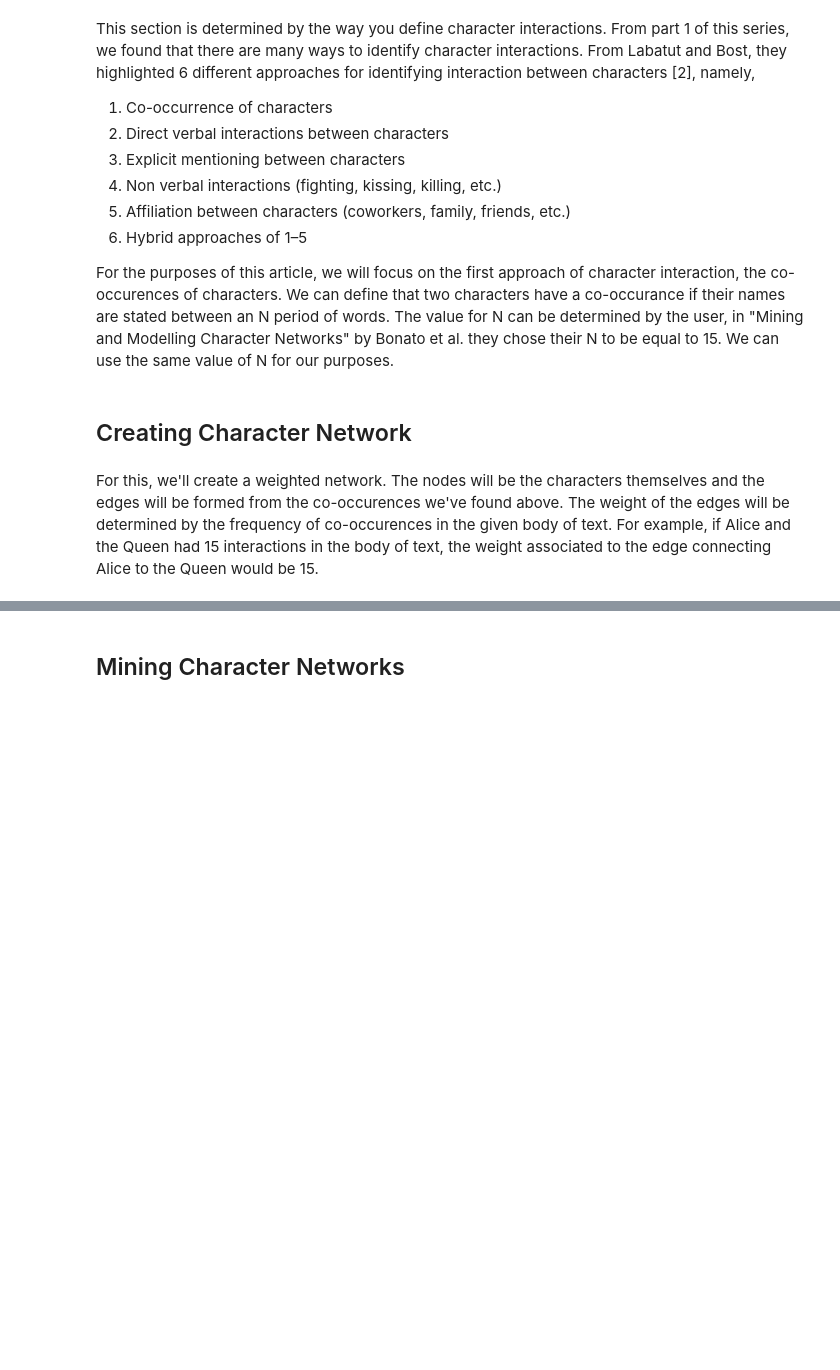
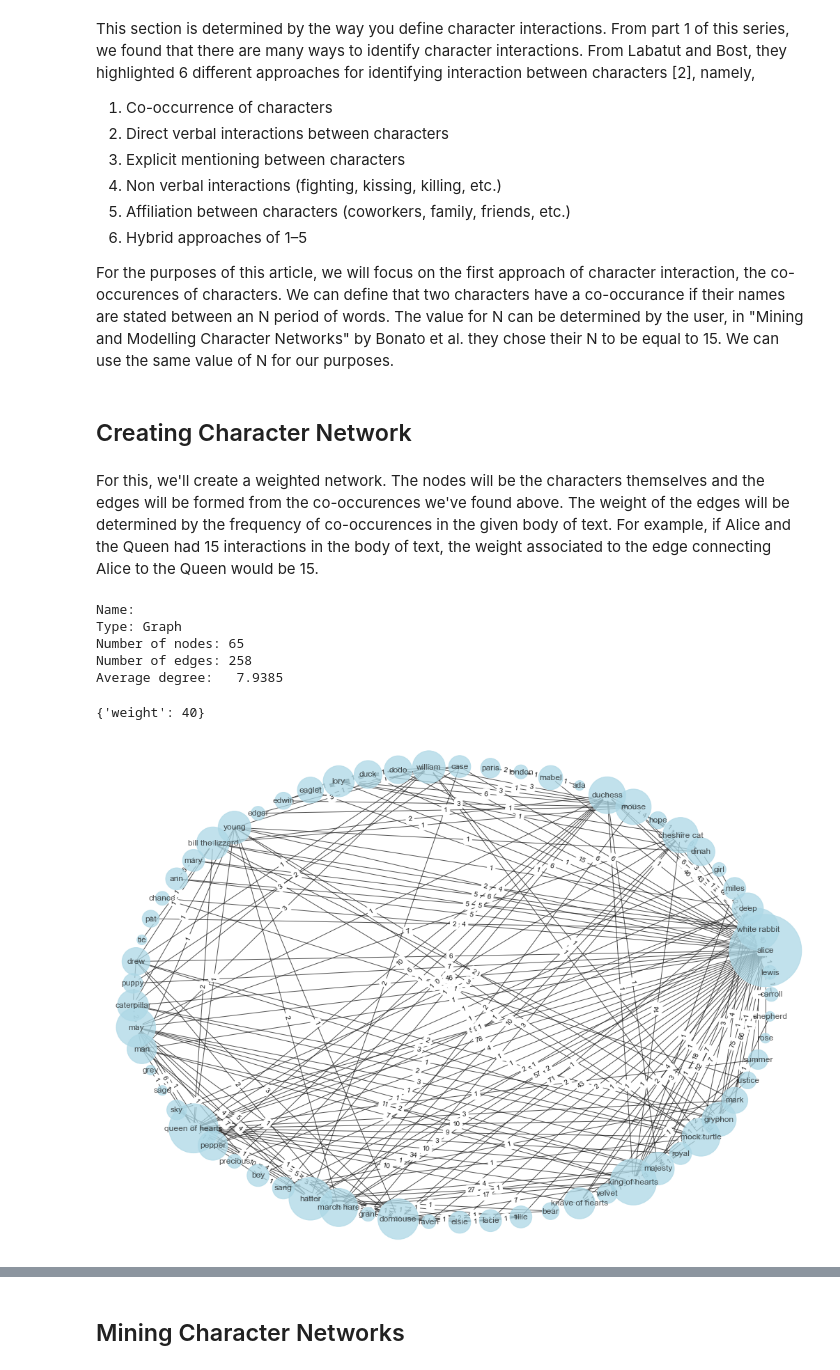
Before and after one commit to vatsal220/modelling_character_networks, a Jupyter notebook: pipeline.ipynb, the cells around one changed output, grey strips where cells are left out. Cells and saved outputs as stored; diff of their text form; code cells hidden in the pictures; blank space fills up the shorter version.

Commit message:
completed pipeline of creating edges, creating graph, modelling the chung lu model on the graph and some visualizations

```diff
--- a/pipeline.ipynb
+++ b/pipeline.ipynb
@@ -228,4 +324,24 @@ N = 15
+# %%
+interactions_dct = find_interactions(idx_dct, 15)
+# %%
+interactions_lst = list([(*k,v) for (k,v) in interactions_dct.items()])
 # %% [markdown]
 ## Creating Character Network
 # %% [markdown]
 For this, we'll create a weighted network. The nodes will be the characters themselves and the edges will be formed from the co-occurences we've found above. The weight of the edges will be determined by the frequency of co-occurences in the given body of text. For example, if Alice and the Queen had 15 interactions in the body of text, the weight associated to the edge connecting Alice to the Queen would be 15.
+# %%
+edges_df = pd.DataFrame(interactions_lst, columns = ['source', 'target', 'weight'])
+# %%
+G = nx.from_pandas_edgelist(edges_df, edge_attr = True)
+# %%
+print(nx.info(G))
+# %% [output]
+Name:
+Type: Graph
+Number of nodes: 65
+Number of edges: 258
+Average degree:   7.9385
+# %%
+G['alice']['white rabbit']
+# %% [output]
+{'weight': 40}
@@ -231,0 +352,20 @@ For this, we'll create a weighted network. The nodes will be the characters them
+# %%
+rcParams['figure.figsize'] = 14, 10
+pos = nx.circular_layout(G, scale = 20)
+labels = nx.get_edge_attributes(G, 'weight')
+# pos = nx.spring_layout(G, scale=20, k=3/np.sqrt(G.order()))
+d = dict(G.degree)
+nx.draw(
+    G,
+    pos,
+    node_color='lightblue',
+    alpha = 0.75,
+    with_labels=True,
+    nodelist=d,
+    node_size=[d[k]*200 for k in d],
+    edgelist = labels
+)
+nx.draw_networkx_edge_labels(G,pos,edge_labels=labels)
+plt.show()
+# %% [output]
+[figure, added]
```
Also changed, not shown: parts of 34 cells of this notebook.
